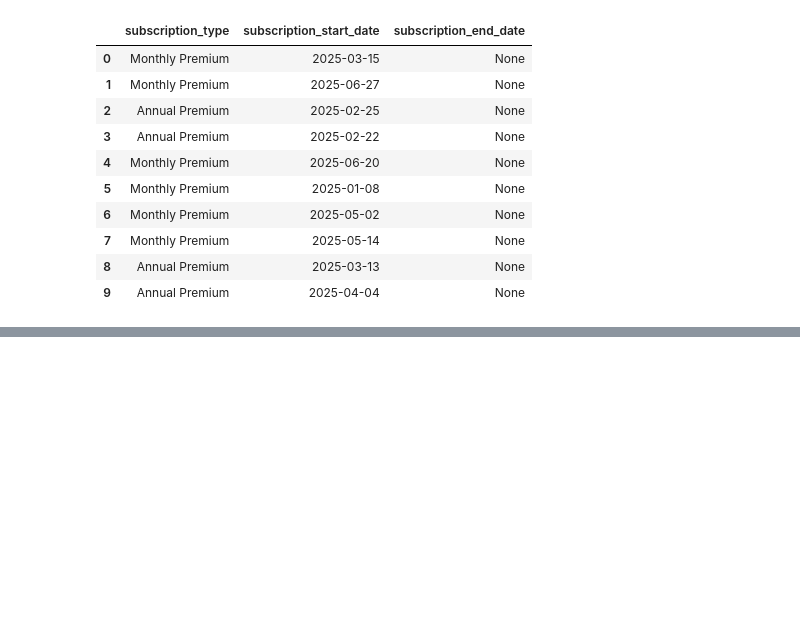
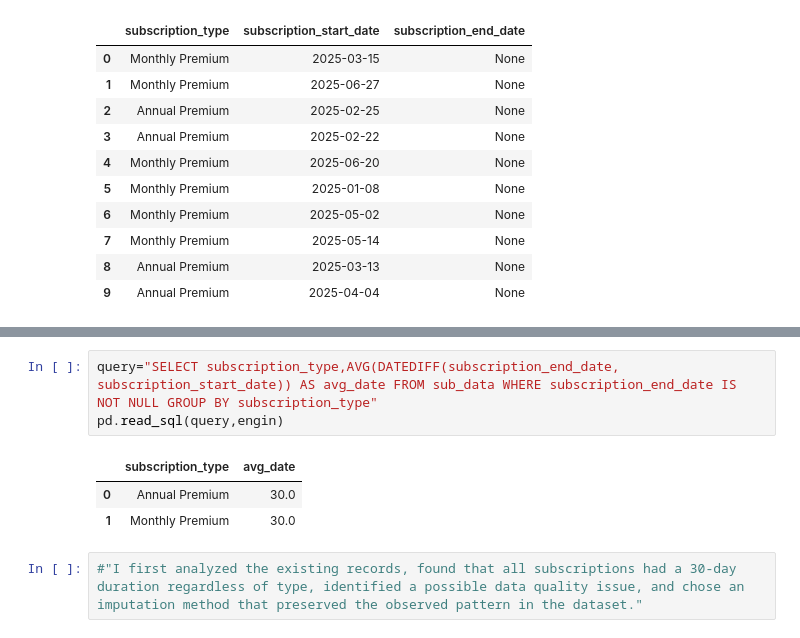
Before and after one commit to vishva0710/ai-chatbot-user-retention-analysis, a Jupyter notebook: AI_Chatbot_User_Retention_Analysis.ipynb, the cells around one changed output, grey strips where cells are left out. Cells and saved outputs as stored; diff of their text form; blank space fills up the shorter version.

```diff
--- a/AI_Chatbot_User_Retention_Analysis.ipynb
+++ b/AI_Chatbot_User_Retention_Analysis.ipynb
@@ -305,0 +343,9 @@ pd.read_sql(query,engin)
+# %%
+query="SELECT subscription_type,AVG(DATEDIFF(subscription_end_date, subscription_start_date)) AS avg_date FROM sub_data WHERE subscription_end_date IS NOT NULL GROUP BY subscription_type"
+pd.read_sql(query,engin)
+# %% [output]
+|  | subscription_type | avg_date |
+| 0 | Annual Premium | 30.0 |
+| 1 | Monthly Premium | 30.0 |
+# %%
+#"I first analyzed the existing records, found that all subscriptions had a 30-day duration regardless of type, identified a possible data quality issue, and chose an imputation method that preserved the observed pattern in the dataset."
```
Also changed, not shown: parts of 4 cells of this notebook.
